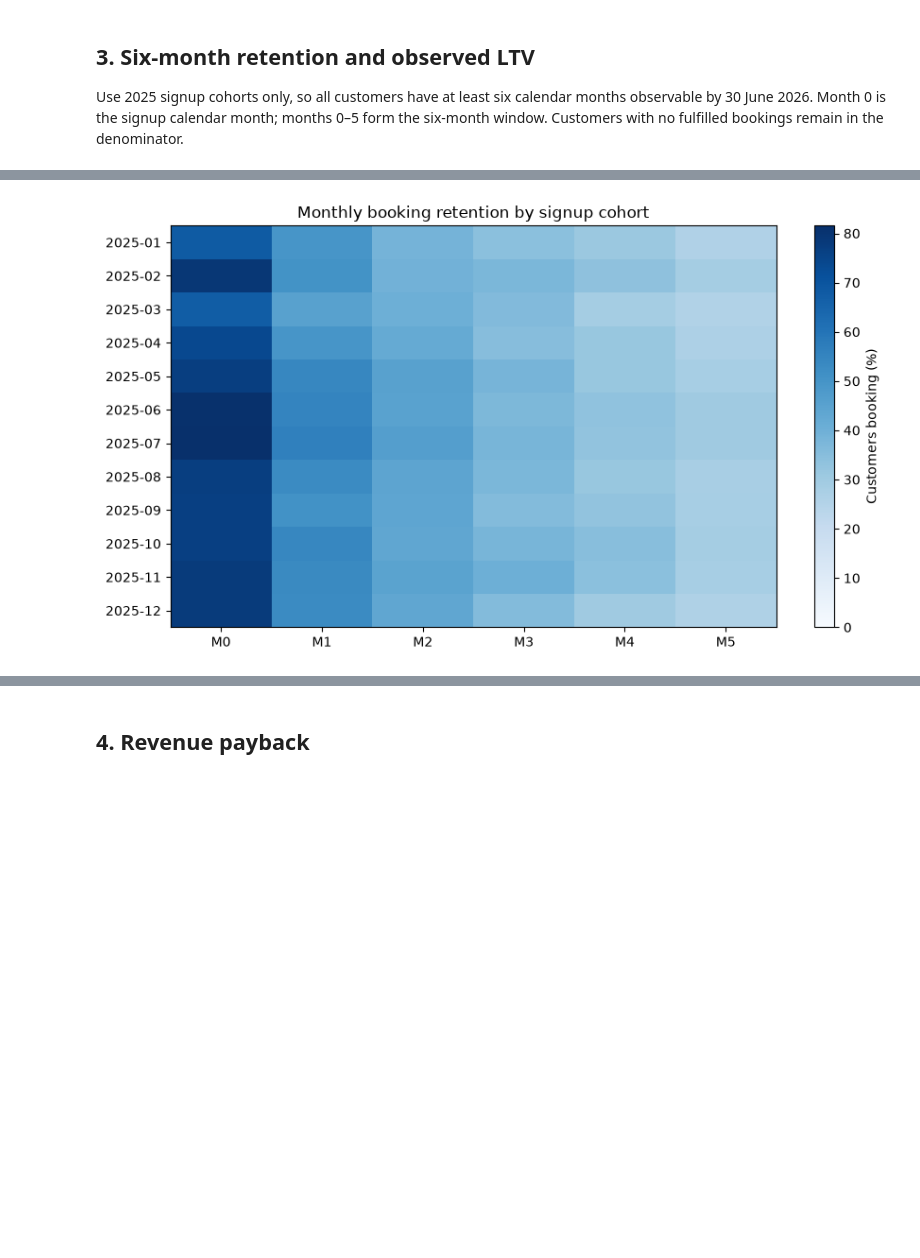
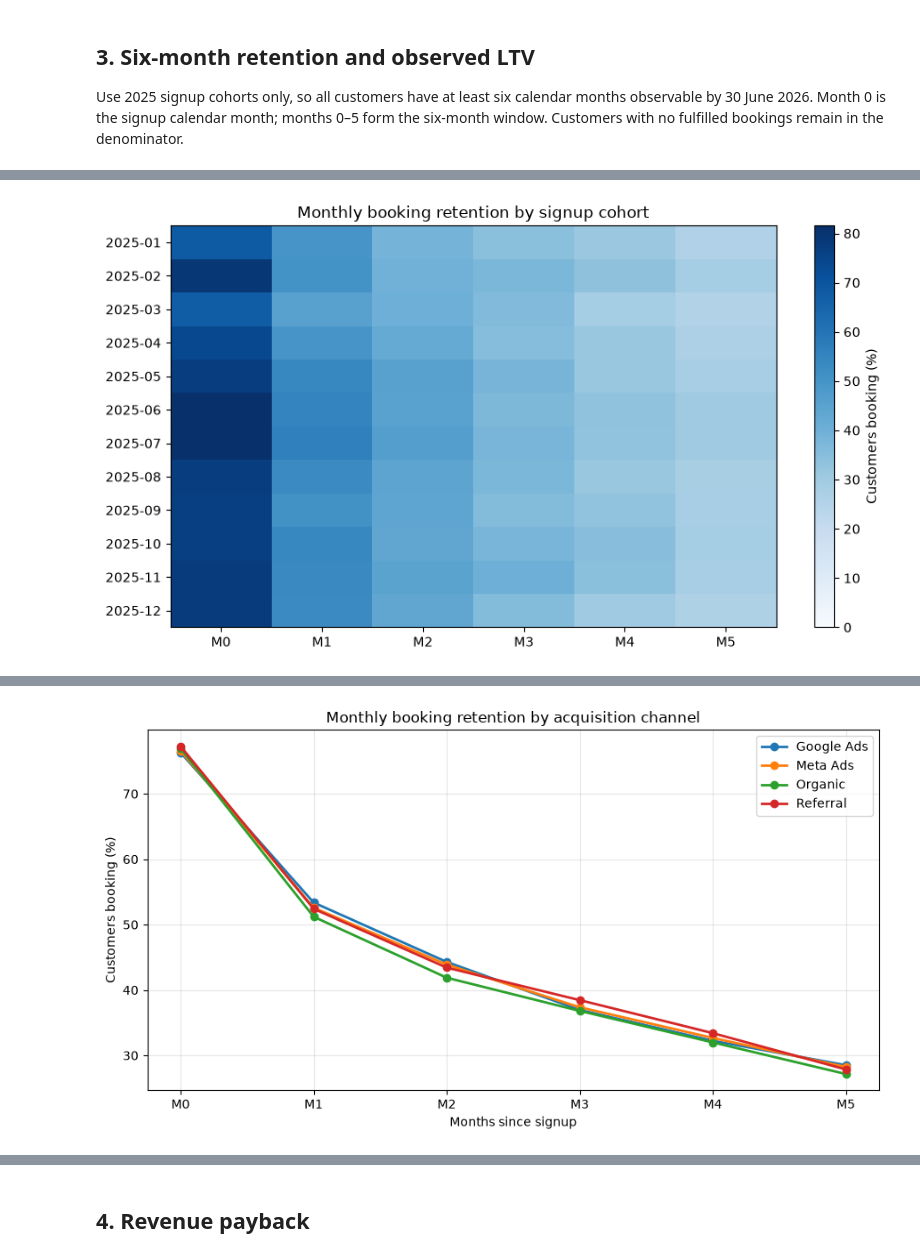
Before and after one commit to Berenice029/Growth_modelling_project, a Jupyter notebook: Roya/question3.ipynb, the cells around one changed output, grey strips where cells are left out. Cells and saved outputs as stored; diff of their text form; code cells hidden in the pictures; blank space fills up the shorter version.

```diff
--- a/Roya/question3.ipynb
+++ b/Roya/question3.ipynb
@@ -159,22 +280,92 @@ Monthly cohort retention: share of all signups who booked at least once in that
 # %%
-monthly_active = customer_bookings[['customer_id','cohort','age_month']].drop_duplicates()
+# Only customers acquired in 2025
+bookings_2025 = customer_bookings[
+    customer_bookings['customer_id'].isin(
+        cohorts_2025['customer_id']
+    )
+].copy()
 
-monthly_counts = monthly_active.groupby(['cohort','age_month'])['customer_id'].nunique().unstack(fill_value=0)
+# 1. Retention by signup cohort
+monthly_active = bookings_2025[
+    ['customer_id', 'cohort', 'age_month']
+].drop_duplicates()
 
-cohort_sizes = cohorts_2025.groupby('cohort')['customer_id'].nunique()
+monthly_counts = monthly_active.groupby(
+    ['cohort', 'age_month']
+)['customer_id'].nunique().unstack(fill_value=0)
 
-retention = monthly_counts.reindex(cohort_sizes.index, fill_value=0).reindex(columns=range(6),fill_value=0)
+cohort_sizes = cohorts_2025.groupby(
+    'cohort'
+)['customer_id'].nunique()
 
-retention = retention.div(cohort_sizes,axis=0)
+retention = monthly_counts.reindex(
+    cohort_sizes.index, fill_value=0
+).reindex(columns=range(6), fill_value=0)
 
-display((retention*100).round(1))
-plt.figure(figsize=(9,5))
-plt.imshow(retention*100,aspect='auto',cmap='Blues',vmin=0)
+retention = retention.div(cohort_sizes, axis=0)
+
+display((retention * 100).round(1))
+
+# Cohort retention heatmap
+plt.figure(figsize=(9, 5))
+plt.imshow(
+    retention * 100,
+    aspect='auto',
+    cmap='Blues',
+    vmin=0
+)
 plt.colorbar(label='Customers booking (%)')
-plt.xticks(range(6),[f'M{i}' for i in range(6)])
-plt.yticks(range(len(retention)),retention.index)
+plt.xticks(range(6), [f'M{i}' for i in range(6)])
+plt.yticks(range(len(retention)), retention.index)
 plt.title('Monthly booking retention by signup cohort')
-plt.tight_layout();plt.show()
+plt.tight_layout()
+plt.show()
+
+
+# 2. Retention by acquisition channel
+channel_active = bookings_2025[
+    ['customer_id', 'acquisition_channel', 'age_month']
+].drop_duplicates()
+
+channel_counts = channel_active.groupby(
+    ['acquisition_channel', 'age_month']
+)['customer_id'].nunique().unstack(fill_value=0)
+
+channel_sizes = cohorts_2025.groupby(
+    'acquisition_channel'
+)['customer_id'].nunique()
+
+channel_retention = channel_counts.reindex(
+    channel_sizes.index, fill_value=0
+).reindex(columns=range(6), fill_value=0)
+
+channel_retention = channel_retention.div(
+    channel_sizes, axis=0
+)
+
+print("Retention by acquisition channel (%)")
+display((channel_retention * 100).round(1))
+
+# Channel retention line chart
+plt.figure(figsize=(9, 5))
+
+for channel in channel_retention.index:
+    plt.plot(
+        range(6),
+        channel_retention.loc[channel] * 100,
+        marker='o',
+        linewidth=2,
+        label=channel
+    )
+
+plt.xticks(range(6), [f'M{i}' for i in range(6)])
+plt.xlabel('Months since signup')
+plt.ylabel('Customers booking (%)')
+plt.title('Monthly booking retention by acquisition channel')
+plt.legend()
+plt.grid(alpha=0.3)
+plt.tight_layout()
+plt.show()
 # %% [output]
 | age_month | 0 | 1 | 2 | 3 | 4 | 5 |
 | cohort |  |  |  |  |  |  |
@@ -194 +392,2 @@ plt.tight_layout();plt.show()
+[figure, added]
 # %% [markdown]
```
Also changed, not shown: parts of 18 cells of this notebook.
